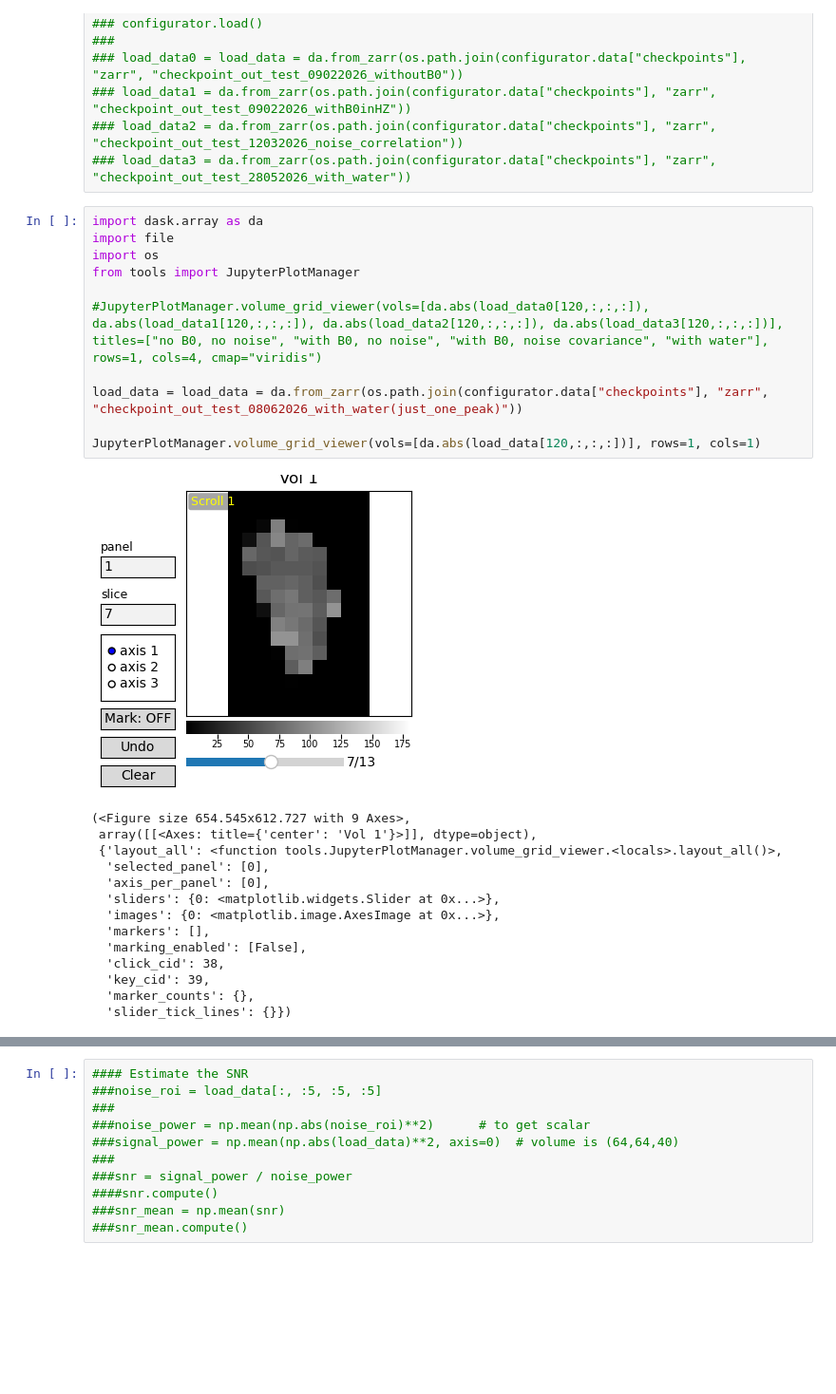
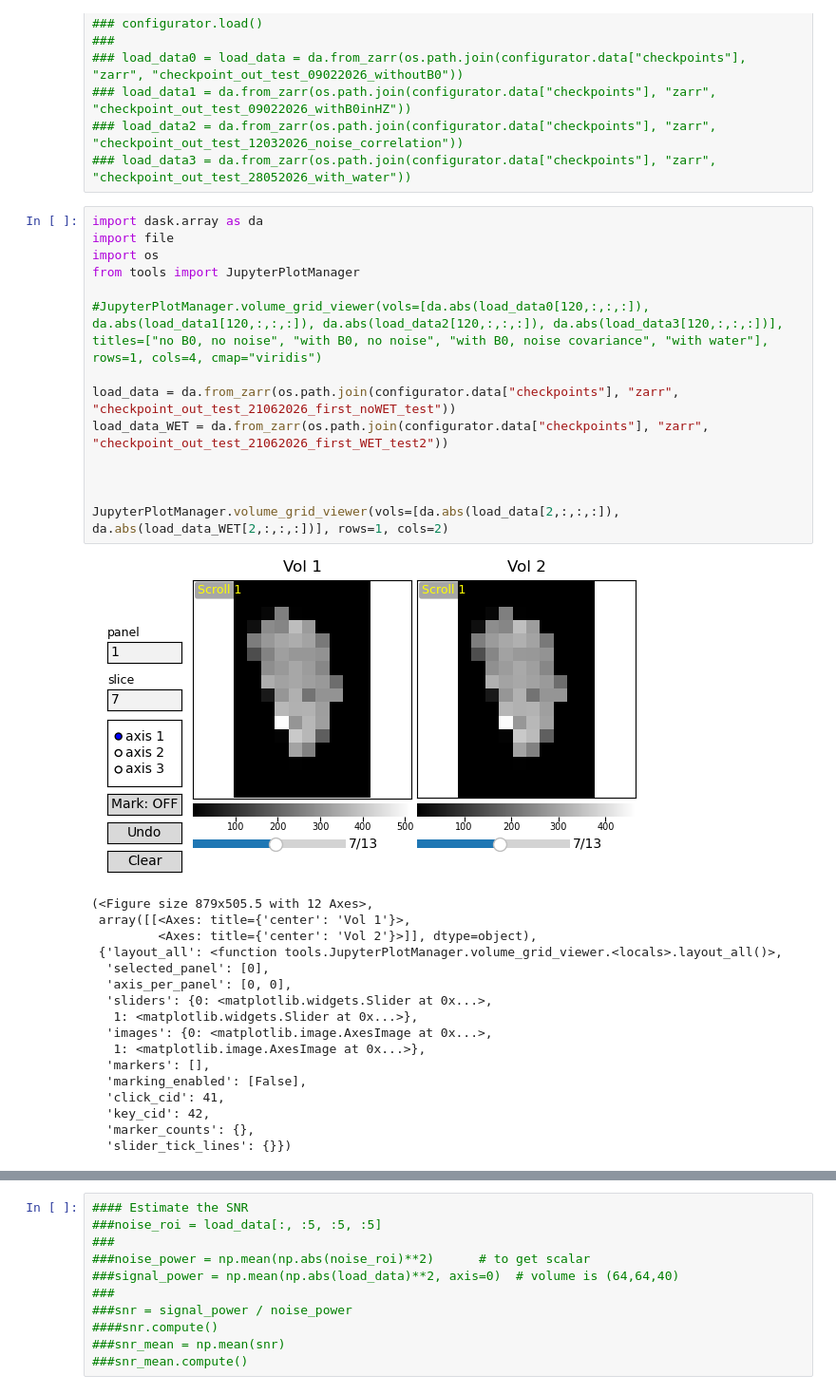
Before and after one commit to MRSI-HFMR-Group-Vienna/Synthetic_MRSI, a Jupyter notebook: code/main_notebook.ipynb, the cells around one changed output, grey strips where cells are left out. Shown at 95% size. Saved outputs shown, nothing was run; the diff lists cells and outputs as text; blank space fills up the shorter version.

```diff
--- a/code/main_notebook.ipynb
+++ b/code/main_notebook.ipynb
@@ -1109,26 +1237,32 @@ TypeError: cannot pickle 'weakref.ReferenceType' object
 # %%
 import dask.array as da
 import file
 import os
 from tools import JupyterPlotManager
 
 #JupyterPlotManager.volume_grid_viewer(vols=[da.abs(load_data0[120,:,:,:]), da.abs(load_data1[120,:,:,:]), da.abs(load_data2[120,:,:,:]), da.abs(load_data3[120,:,:,:])], titles=["no B0, no noise", "with B0, no noise", "with B0, noise covariance", "with water"], rows=1, cols=4, cmap="viridis")
 
-load_data = load_data = da.from_zarr(os.path.join(configurator.data["checkpoints"], "zarr", "checkpoint_out_test_08062026_with_water(just_one_peak)"))
+load_data = da.from_zarr(os.path.join(configurator.data["checkpoints"], "zarr", "checkpoint_out_test_21062026_first_noWET_test"))
+load_data_WET = da.from_zarr(os.path.join(configurator.data["checkpoints"], "zarr", "checkpoint_out_test_21062026_first_WET_test2"))
 
-JupyterPlotManager.volume_grid_viewer(vols=[da.abs(load_data[120,:,:,:])], rows=1, cols=1)
+
+
+JupyterPlotManager.volume_grid_viewer(vols=[da.abs(load_data[2,:,:,:]), da.abs(load_data_WET[2,:,:,:])], rows=1, cols=2)
 # %% [output]
-[figure, old version]
+[figure, new version]
-(<Figure size 654.545x612.727 with 9 Axes>,
- array([[<Axes: title={'center': 'Vol 1'}>]], dtype=object),
+(<Figure size 879x505.5 with 12 Axes>,
+ array([[<Axes: title={'center': 'Vol 1'}>,
+         <Axes: title={'center': 'Vol 2'}>]], dtype=object),
  {'layout_all': <function tools.JupyterPlotManager.volume_grid_viewer.<locals>.layout_all()>,
   'selected_panel': [0],
-  'axis_per_panel': [0],
-  'sliders': {0: <matplotlib.widgets.Slider at 0x...>},
-  'images': {0: <matplotlib.image.AxesImage at 0x...>},
+  'axis_per_panel': [0, 0],
+  'sliders': {0: <matplotlib.widgets.Slider at 0x...>,
+   1: <matplotlib.widgets.Slider at 0x...>},
+  'images': {0: <matplotlib.image.AxesImage at 0x...>,
+   1: <matplotlib.image.AxesImage at 0x...>},
   'markers': [],
   'marking_enabled': [False],
-  'click_cid': 38,
-  'key_cid': 39,
+  'click_cid': 41,
+  'key_cid': 42,
   'marker_counts': {},
   'slider_tick_lines': {}})
```
Also changed, not shown: parts of 40 cells of this notebook, 8 other files.
